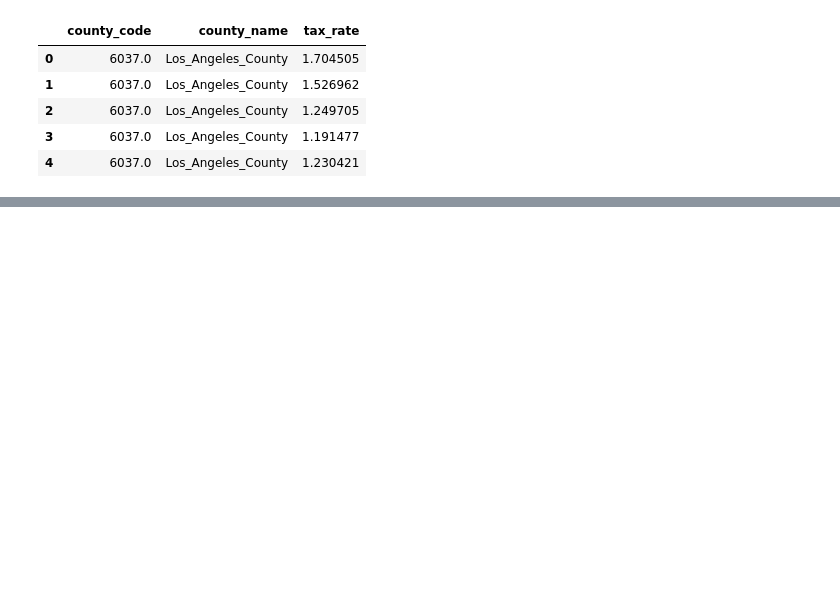
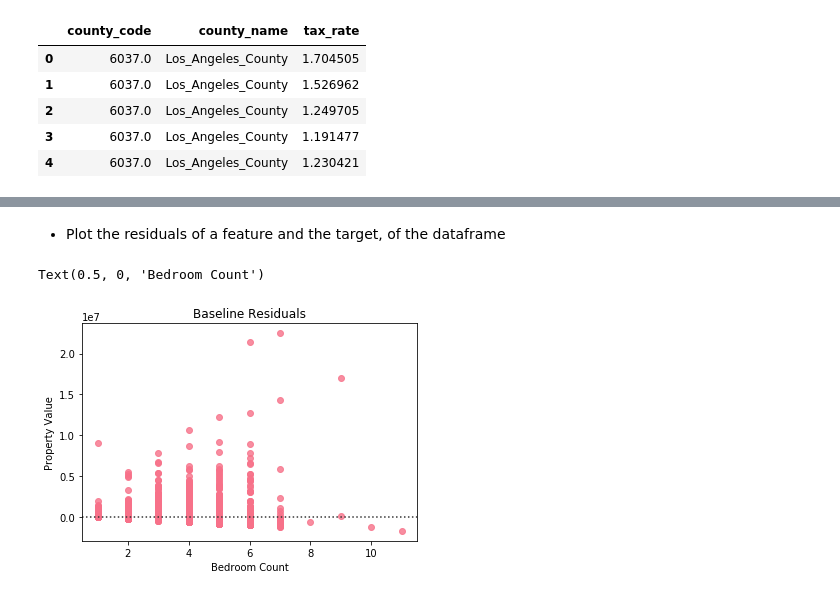
Before and after one commit to Tim-Sotirhos/zillow_project, a Jupyter notebook: zillow_project.ipynb, the cells around one changed output, grey strips where cells are left out. Saved outputs shown, nothing was run; the diff lists cells and outputs as text; code cells hidden in the pictures; blank space fills up the shorter version.

```diff
--- a/zillow_project.ipynb
+++ b/zillow_project.ipynb
@@ -107,0 +202,10 @@ plt.show()
+# %% [markdown]
+- Plot the residuals of a feature and the target, of the dataframe
+# %%
+sns.residplot(train.bedroom_count, train.property_value)
+plt.title(r'Baseline Residuals', fontsize=12, color='black')
+plt.ylabel(r'Property Value')
+plt.xlabel('Bedroom Count')
+# %% [output]
+Text(0.5, 0, 'Bedroom Count')
+[figure, added]
```
Also changed, not shown: parts of 42 cells of this notebook, 3 other files.
